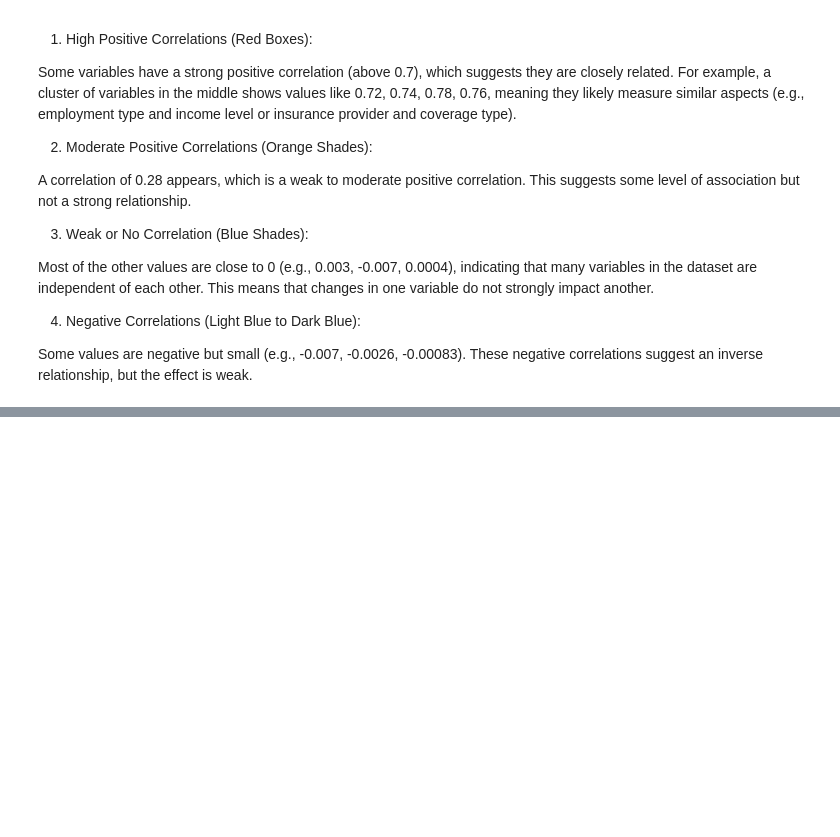
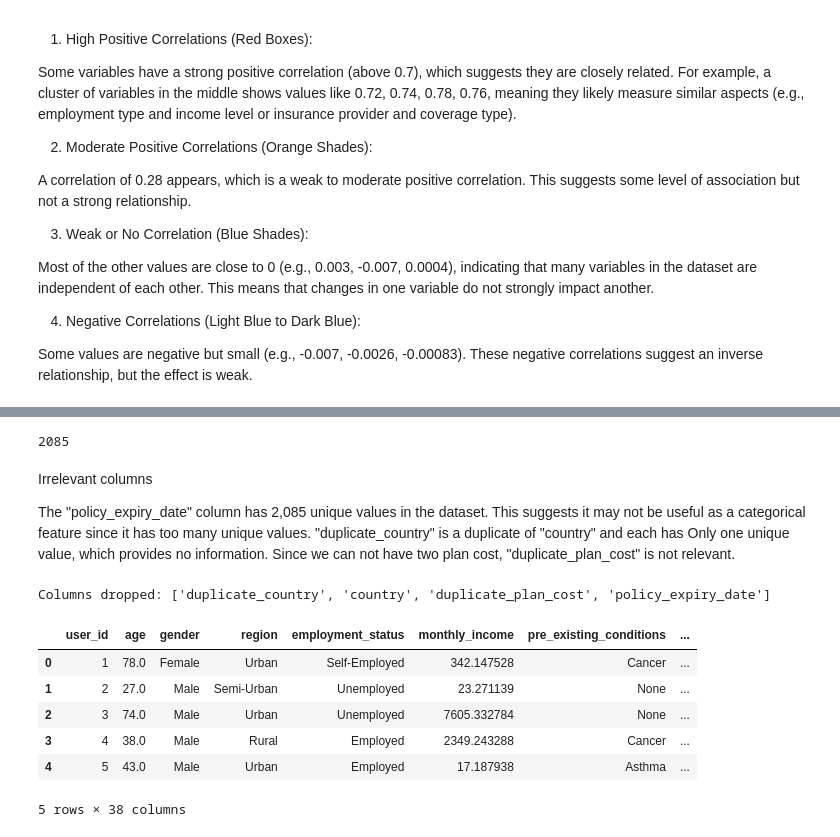
Before and after one commit to ruth-kitasi/Health-Insurance-Recommender-System, a Jupyter notebook: Notebooks/Agatha.ipynb, the cells around one changed output, grey strips where cells are left out. Cells and saved outputs as stored; diff of their text form; code cells hidden in the pictures; blank space fills up the shorter version.

```diff
--- a/Notebooks/Agatha.ipynb
+++ b/Notebooks/Agatha.ipynb
@@ -412,0 +455,33 @@ These negative correlations suggest an inverse relationship, but the effect is w
+# %%
+# Check unique values in "policy_expiry_date" column
+if "policy_expiry_date" in df.columns:
+    unique_values = df["policy_expiry_date"].nunique()
+    unique_values
+else:
+    unique_values = "Column 'policy_expiry_date' not found in dataset."
+
+unique_values
+# %% [output]
+2085
+# %% [markdown]
+Irrelevant columns
+
+The "policy_expiry_date" column has 2,085 unique values in the dataset. This suggests it may not be useful as a categorical feature since it has too many unique values. "duplicate_country" is a duplicate of "country" and each has Only one unique value, which provides no information. Since we can not have two plan cost, "duplicate_plan_cost" is not relevant.
+# %%
+# List of columns to drop
+columns_to_drop = ["duplicate_country", "country", "duplicate_plan_cost", "policy_expiry_date"]
+
+# Drop the columns
+df.drop(columns=columns_to_drop, inplace=True, errors='ignore')
+
+print("Columns dropped:", columns_to_drop)
+df.head()
+# %% [output]
+Columns dropped: ['duplicate_country', 'country', 'duplicate_plan_cost', 'policy_expiry_date']
+|  | user_id | age | gender | region | employment_status | monthly_income | pre_existing_conditions | ... |
+| 0 | 1 | 78.0 | Female | Urban | Self-Employed | 342.147528 | Cancer | ... |
+| 1 | 2 | 27.0 | Male | Semi-Urban | Unemployed | 23.271139 | None | ... |
+| 2 | 3 | 74.0 | Male | Urban | Unemployed | 7605.332784 | None | ... |
+| 3 | 4 | 38.0 | Male | Rural | Employed | 2349.243288 | Cancer | ... |
+| 4 | 5 | 43.0 | Male | Urban | Employed | 17.187938 | Asthma | ... |
+5 rows × 38 columns
```
Also changed, not shown: parts of 45 cells of this notebook.
